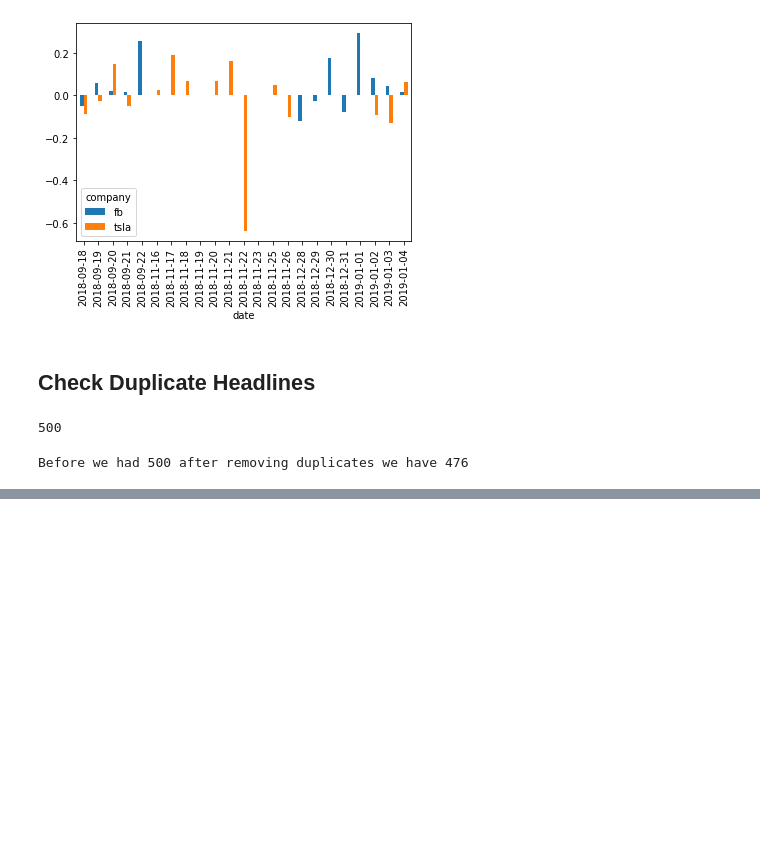
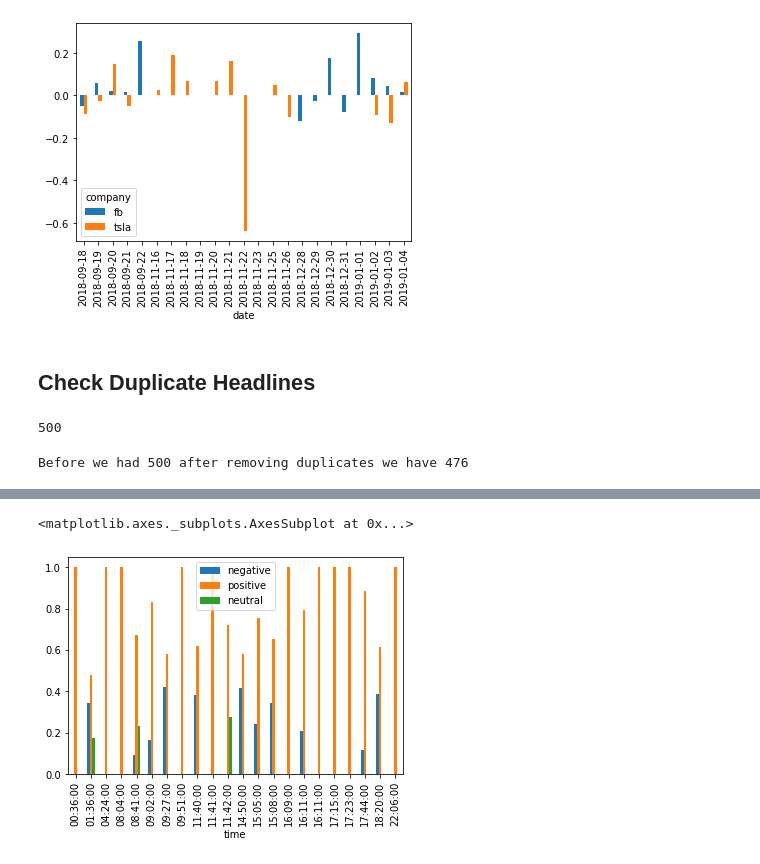
Before and after one commit to kaushik-holla/Sentimental-Analysis-of-Stock-Market-from-News-Headlines-, a Jupyter notebook: Sentiment_Analysis_of_Stock.ipynb, the cells around one changed output, grey strips where cells are left out. Saved outputs shown, nothing was run; the diff lists cells and outputs as text; code cells hidden in the pictures; blank space fills up the shorter version.

```diff
--- a/Sentiment_Analysis_of_Stock.ipynb
+++ b/Sentiment_Analysis_of_Stock.ipynb
@@ -204,0 +249,3 @@ Before we had 500 after removing duplicates we have 476
+# %%
+single_day = single_day.set_index('time')
+single_day.head()
@@ -204,0 +260,3 @@ Before we had 500 after removing duplicates we have 476
+# %%
+single_day = single_day.sort_index(ascending=True)
+single_day.head()
@@ -204,0 +276,3 @@ Before we had 500 after removing duplicates we have 476
+# %%
+plot_day = single_day.drop(['headline','compound'], axis=1)
+plot_day.head()
@@ -204,0 +287,7 @@ Before we had 500 after removing duplicates we have 476
+# %%
+plot_day.columns = ["negative", "positive", "neutral"]
+# %%
+plot_day.plot.bar()
+# %% [output]
+<matplotlib.axes._subplots.AxesSubplot at 0x...>
+[figure, added]
```
Also changed, not shown: parts of 11 cells of this notebook.
